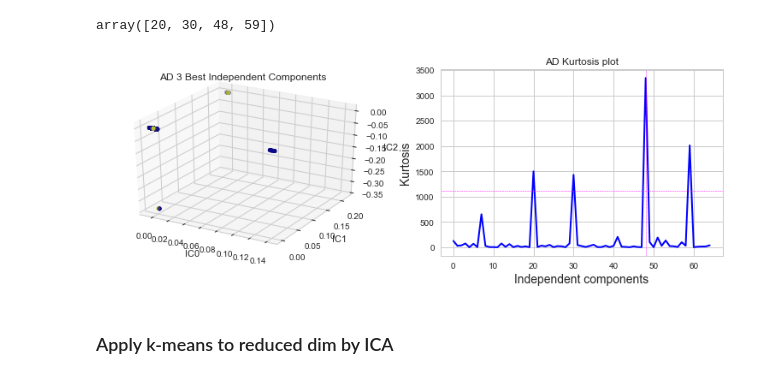
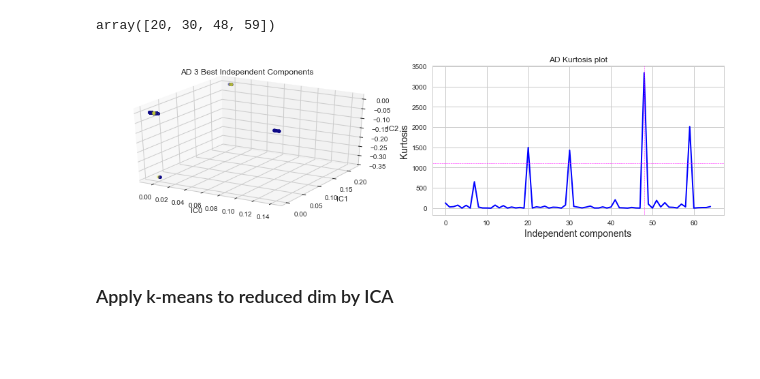
Before and after one commit to truzmeto/UnsupervisedLearning, a Jupyter notebook: AD.ipynb, the cells around one changed output. Cells and saved outputs as stored; diff of their text form; code cells hidden in the pictures; blank space fills up the shorter version.

```diff
--- a/AD.ipynb
+++ b/AD.ipynb
@@ -365,22 +368,23 @@ array([20, 30, 48, 59])
 # %%
 fig = plt.figure(figsize=(13,4))
 ax1 = fig.add_subplot(121, projection='3d')
 ax1.scatter(ica_keep[indx[0]], ica_keep[indx[1]],ica_keep[indx[2]],c=train_labels,cmap='plasma')
 ax1.set_xlabel('IC0')
 ax1.set_ylabel('IC1')
 ax1.set_zlabel('IC2')
 plt.title('AD 3 Best Independent Components')
 
 ax2 = fig.add_subplot(122)
 plt.xlabel('Independent components', fontsize = 14)
 plt.ylabel('Kurtosis', fontsize = 14)
 plt.plot(x ,y, '-',lw=2., color='blue')
 plt.axvline(x=kurt_max,color='magenta', linestyle='--', linewidth=0.5)
 plt.axhline(y=kurtosis_thresh,color='magenta', linestyle='--', linewidth=0.5)
 plt.title('AD Kurtosis plot')
-fig.savefig('plots/AD_ica.png')
+fig.set_tight_layout(True)
+fig.savefig('plots/AD_ica.pdf')
 # %% [output]
-[figure, old version]
+[figure, new version]
 # %% [markdown]
 ### Apply k-means to reduced dim by ICA
 # %%
```
Also changed, not shown: parts of 5 cells of this notebook, 13 other files.
